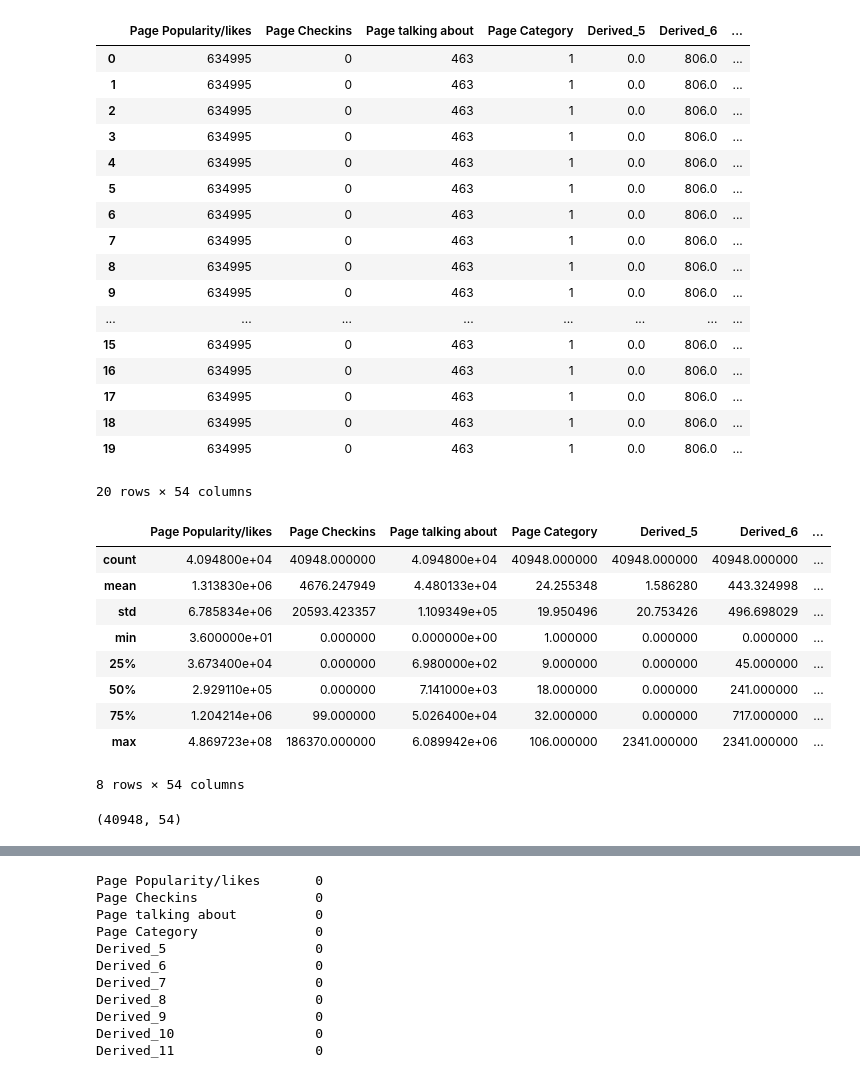
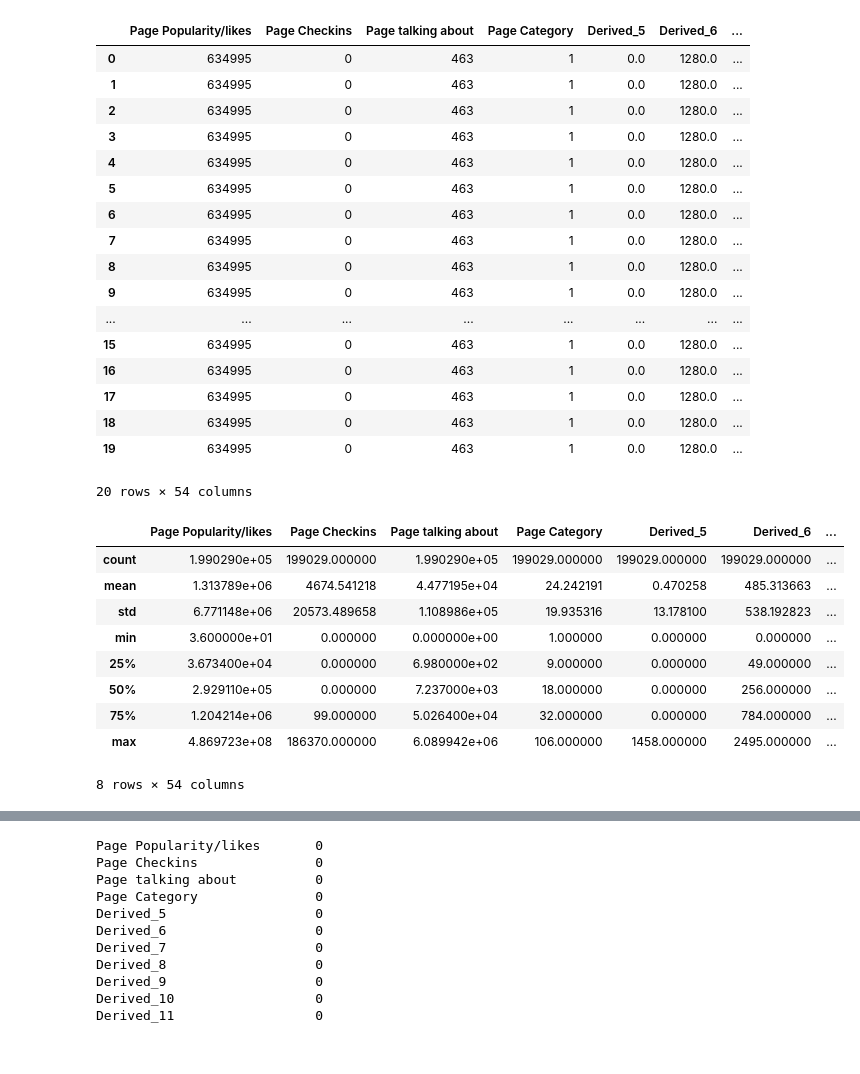
Before and after one commit to louisgthier/facebook-comment-volume-prediction, a Jupyter notebook: comment-volume-prediction.ipynb, the cells around one changed output, grey strips where cells are left out. Cells and saved outputs as stored; diff of their text form; code cells hidden in the pictures.

```diff
--- a/comment-volume-prediction.ipynb
+++ b/comment-volume-prediction.ipynb
@@ -1,63 +8,54 @@
 # %%
-import numpy as np
-import pandas as pd
-from sklearn.preprocessing import StandardScaler, LabelEncoder
-from sklearn.impute import SimpleImputer
+# Load the dataset
+df = pd.read_csv('Dataset/Training/Features_Variant_5.csv')
 
-# Load the dataset
-df = pd.read_csv('Dataset/Training/Features_Variant_1.csv')
-
-# Define column names based on your description
+# Define column names
 columns = [
     'Page Popularity/likes', 'Page Checkins', 'Page talking about', 'Page Category',
     'Derived_5', 'Derived_6', 'Derived_7', 'Derived_8', 'Derived_9', 'Derived_10',
     'Derived_11', 'Derived_12', 'Derived_13', 'Derived_14', 'Derived_15', 'Derived_16',
     'Derived_17', 'Derived_18', 'Derived_19', 'Derived_20', 'Derived_21', 'Derived_22',
     'Derived_23', 'Derived_24', 'Derived_25', 'Derived_26', 'Derived_27', 'Derived_28','Derived_29',
     'CC1', 'CC2', 'CC3', 'CC4', 'CC5', 'Base time', 'Post length', 'Post Share Count',
     'Post Promotion Status', 'H Local', 'Post published weekday_1', 'Post published weekday_2',
     'Post published weekday_3', 'Post published weekday_4', 'Post published weekday_5',
     'Post published weekday_6', 'Post published weekday_7', 'Base DateTime weekday_1',
     'Base DateTime weekday_2', 'Base DateTime weekday_3', 'Base DateTime weekday_4',
     'Base DateTime weekday_5', 'Base DateTime weekday_6', 'Base DateTime weekday_7',
     'Target Variable'
 ]
 
 # Rename columns
 df.columns = columns
 display(df.head(20))
 
 display(df.describe())
 # %% [output]
 |  | Page Popularity/likes | Page Checkins | Page talking about | Page Category | Derived_5 | Derived_6 | ... |
-| 0 | 634995 | 0 | 463 | 1 | 0.0 | 806.0 | ... |
-| 1 | 634995 | 0 | 463 | 1 | 0.0 | 806.0 | ... |
-| 2 | 634995 | 0 | 463 | 1 | 0.0 | 806.0 | ... |
-| 3 | 634995 | 0 | 463 | 1 | 0.0 | 806.0 | ... |
-| 4 | 634995 | 0 | 463 | 1 | 0.0 | 806.0 | ... |
-| 5 | 634995 | 0 | 463 | 1 | 0.0 | 806.0 | ... |
-| 6 | 634995 | 0 | 463 | 1 | 0.0 | 806.0 | ... |
-| 7 | 634995 | 0 | 463 | 1 | 0.0 | 806.0 | ... |
-| 8 | 634995 | 0 | 463 | 1 | 0.0 | 806.0 | ... |
-| 9 | 634995 | 0 | 463 | 1 | 0.0 | 806.0 | ... |
+| 0 | 634995 | 0 | 463 | 1 | 0.0 | 1280.0 | ... |
+| 1 | 634995 | 0 | 463 | 1 | 0.0 | 1280.0 | ... |
+| 2 | 634995 | 0 | 463 | 1 | 0.0 | 1280.0 | ... |
+| 3 | 634995 | 0 | 463 | 1 | 0.0 | 1280.0 | ... |
+| 4 | 634995 | 0 | 463 | 1 | 0.0 | 1280.0 | ... |
+| 5 | 634995 | 0 | 463 | 1 | 0.0 | 1280.0 | ... |
+| 6 | 634995 | 0 | 463 | 1 | 0.0 | 1280.0 | ... |
+| 7 | 634995 | 0 | 463 | 1 | 0.0 | 1280.0 | ... |
+| 8 | 634995 | 0 | 463 | 1 | 0.0 | 1280.0 | ... |
+| 9 | 634995 | 0 | 463 | 1 | 0.0 | 1280.0 | ... |
 | ... | ... | ... | ... | ... | ... | ... | ... |
-| 15 | 634995 | 0 | 463 | 1 | 0.0 | 806.0 | ... |
-| 16 | 634995 | 0 | 463 | 1 | 0.0 | 806.0 | ... |
-| 17 | 634995 | 0 | 463 | 1 | 0.0 | 806.0 | ... |
-| 18 | 634995 | 0 | 463 | 1 | 0.0 | 806.0 | ... |
-| 19 | 634995 | 0 | 463 | 1 | 0.0 | 806.0 | ... |
+| 15 | 634995 | 0 | 463 | 1 | 0.0 | 1280.0 | ... |
+| 16 | 634995 | 0 | 463 | 1 | 0.0 | 1280.0 | ... |
+| 17 | 634995 | 0 | 463 | 1 | 0.0 | 1280.0 | ... |
+| 18 | 634995 | 0 | 463 | 1 | 0.0 | 1280.0 | ... |
+| 19 | 634995 | 0 | 463 | 1 | 0.0 | 1280.0 | ... |
 20 rows × 54 columns
 |  | Page Popularity/likes | Page Checkins | Page talking about | Page Category | Derived_5 | Derived_6 | ... |
-| count | 4.094800e+04 | 40948.000000 | 4.094800e+04 | 40948.000000 | 40948.000000 | 40948.000000 | ... |
-| mean | 1.313830e+06 | 4676.247949 | 4.480133e+04 | 24.255348 | 1.586280 | 443.324998 | ... |
-| std | 6.785834e+06 | 20593.423357 | 1.109349e+05 | 19.950496 | 20.753426 | 496.698029 | ... |
+| count | 1.990290e+05 | 199029.000000 | 1.990290e+05 | 199029.000000 | 199029.000000 | 199029.000000 | ... |
+| mean | 1.313789e+06 | 4674.541218 | 4.477195e+04 | 24.242191 | 0.470258 | 485.313663 | ... |
+| std | 6.771148e+06 | 20573.489658 | 1.108986e+05 | 19.935316 | 13.178100 | 538.192823 | ... |
 | min | 3.600000e+01 | 0.000000 | 0.000000e+00 | 1.000000 | 0.000000 | 0.000000 | ... |
-| 25% | 3.673400e+04 | 0.000000 | 6.980000e+02 | 9.000000 | 0.000000 | 45.000000 | ... |
-| 50% | 2.929110e+05 | 0.000000 | 7.141000e+03 | 18.000000 | 0.000000 | 241.000000 | ... |
-| 75% | 1.204214e+06 | 99.000000 | 5.026400e+04 | 32.000000 | 0.000000 | 717.000000 | ... |
-| max | 4.869723e+08 | 186370.000000 | 6.089942e+06 | 106.000000 | 2341.000000 | 2341.000000 | ... |
+| 25% | 3.673400e+04 | 0.000000 | 6.980000e+02 | 9.000000 | 0.000000 | 49.000000 | ... |
+| 50% | 2.929110e+05 | 0.000000 | 7.237000e+03 | 18.000000 | 0.000000 | 256.000000 | ... |
+| 75% | 1.204214e+06 | 99.000000 | 5.026400e+04 | 32.000000 | 0.000000 | 784.000000 | ... |
+| max | 4.869723e+08 | 186370.000000 | 6.089942e+06 | 106.000000 | 1458.000000 | 2495.000000 | ... |
 8 rows × 54 columns
-# %%
-print(df.shape)
-# %% [output]
-(40948, 54)
```
Also changed, not shown: parts of 36 cells of this notebook, 2 other files.
